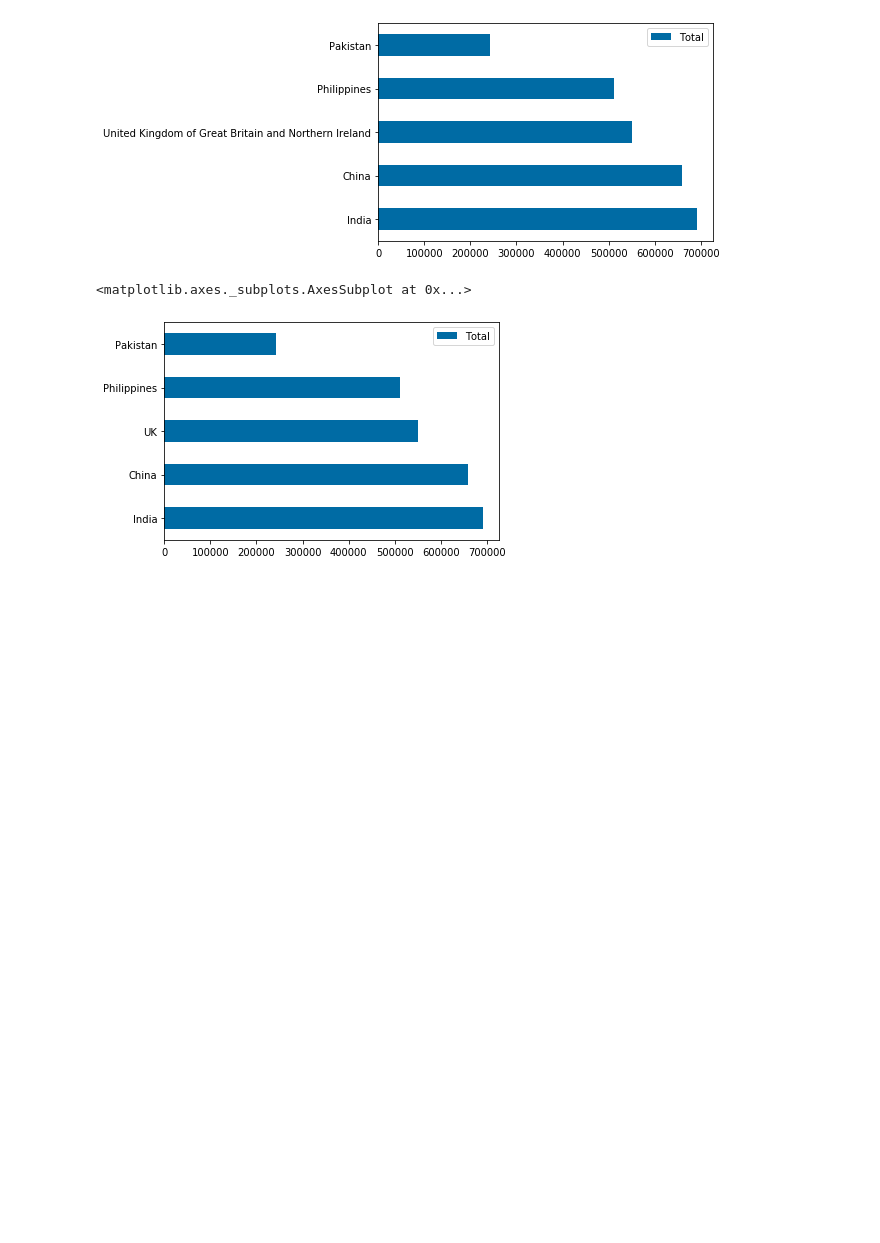
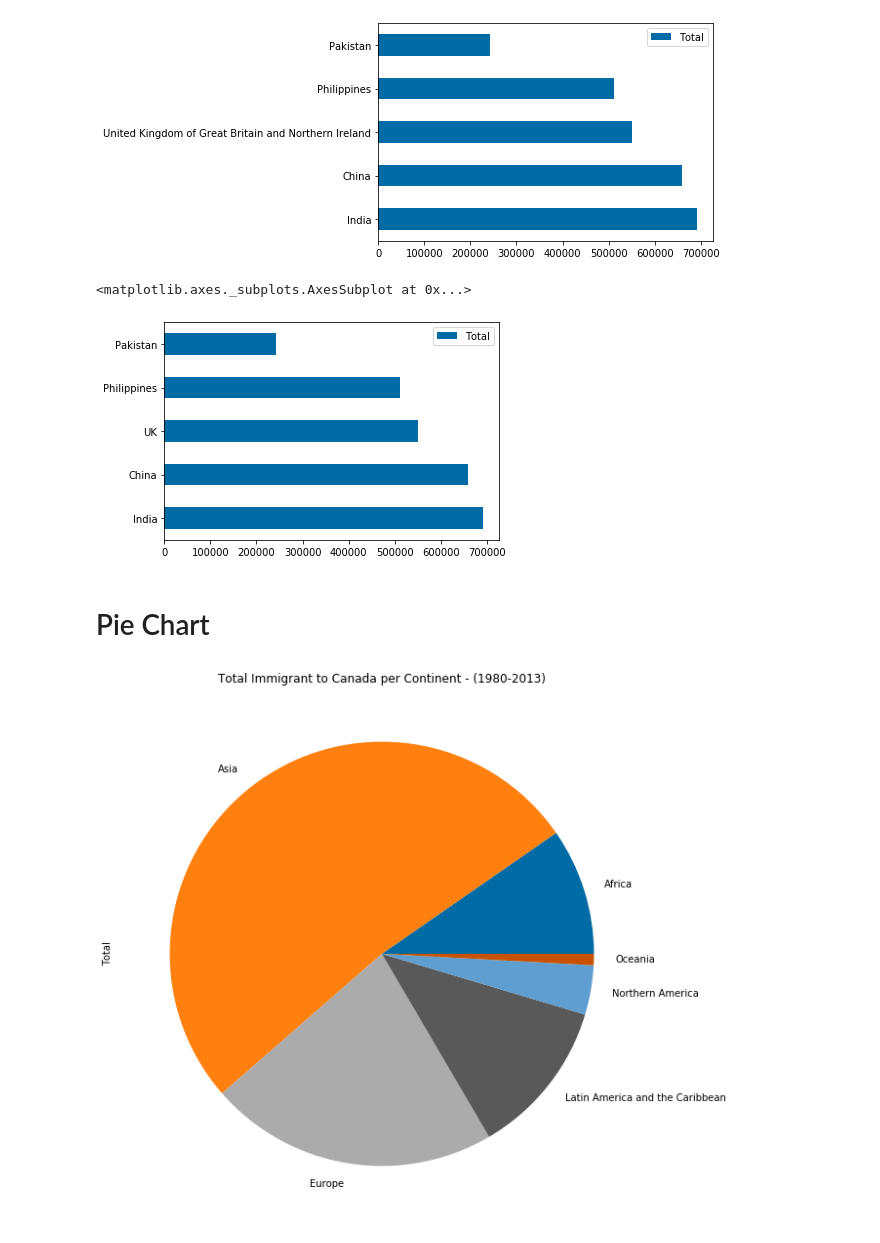
Before and after one commit to YM88/data_visualization_methods_with_python, a Jupyter notebook: 001.ipynb, the cells around one changed output. Saved outputs shown, nothing was run; the diff lists cells and outputs as text; code cells hidden in the pictures; blank space fills up the shorter version.

```diff
--- a/001.ipynb
+++ b/001.ipynb
@@ -250,3 +235,11 @@ df[['Total']].sort_values('Total', ascending = False).head(5).plot(kind='barh')
 # %% [output]
 <matplotlib.axes._subplots.AxesSubplot at 0x...>
 [figure]
+# %% [markdown]
+# Pie Chart
+# %%
+df.groupby('Continent', axis=0).sum()['Total'].plot(kind='pie', figsize=(10,10))
+#axis=0 is default, but better to mention, no confusoo ¯\_(ツ)_/¯!
+plt.title('Total Immigrant to Canada per Continent - (1980-2013)');
+# %% [output]
+[figure, added]
```
Also changed, not shown: parts of 15 cells of this notebook.
